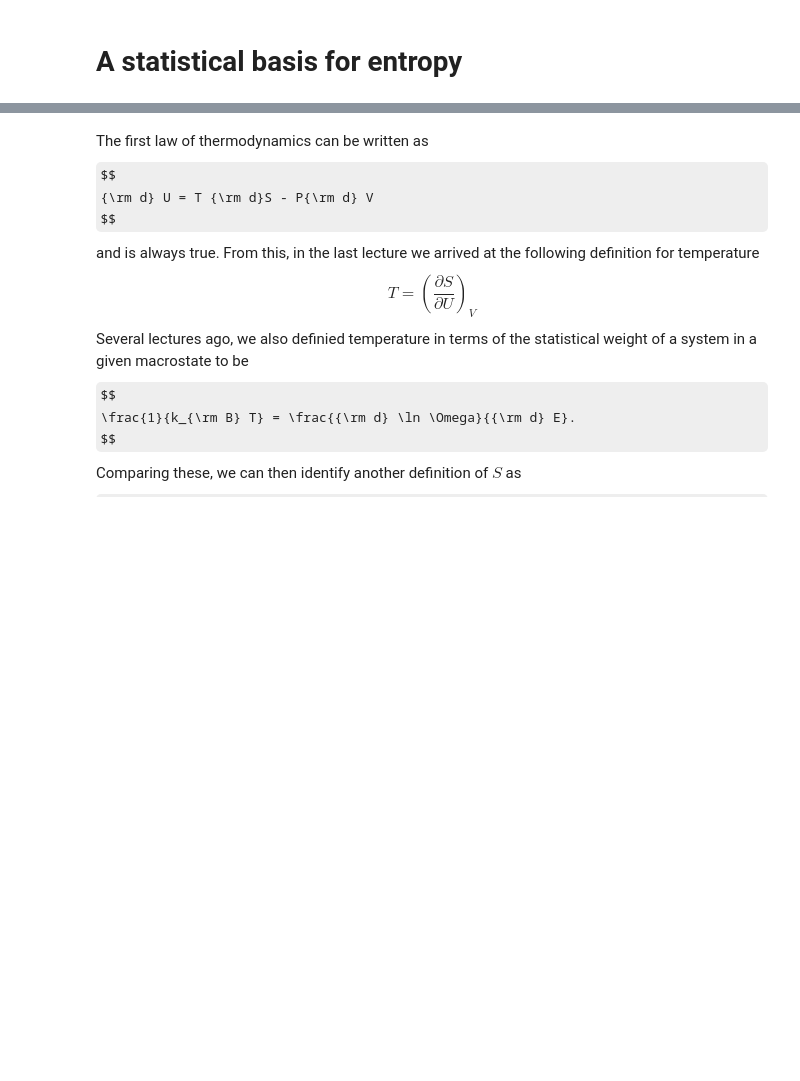
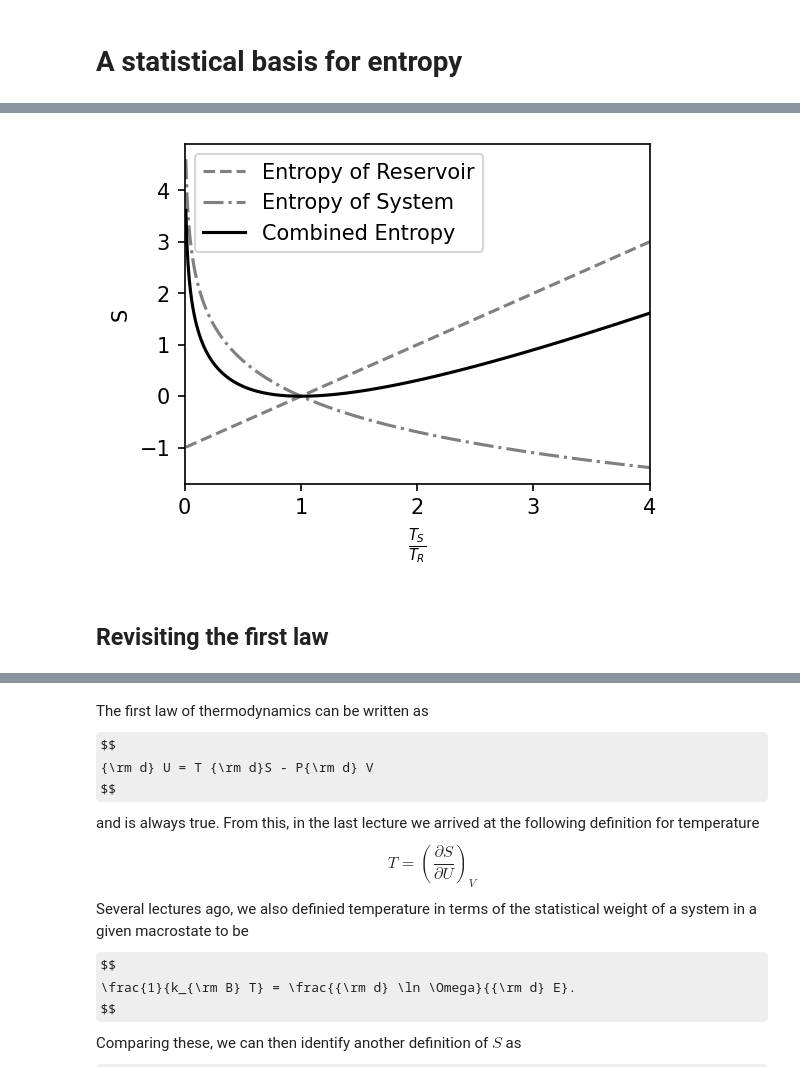
Before and after one commit to mkenne15/PY2104, a Jupyter notebook: Lecture_06/Lecture_06.ipynb, the cells around one changed output, grey strips where cells are left out. Saved outputs shown, nothing was run; the diff lists cells and outputs as text; code cells hidden in the pictures; some formulas as TeX source; blank space fills up the shorter version.

```diff
--- a/Lecture_06/Lecture_06.ipynb
+++ b/Lecture_06/Lecture_06.ipynb
@@ -2,0 +35,23 @@
+# %%
+import numpy as np
+import matplotlib.pyplot as plt
+
+C = 1 #Just setting the heat capacity to a positive number.
+T_S_over_T_R = np.arange(0.01,4.05,0.01)
+S_R = C*(T_S_over_T_R-1)
+S_S = C*np.log(1/T_S_over_T_R)
+
+plt.figure(figsize=[4,3],dpi=150)
+plt.plot(T_S_over_T_R,S_R,'--',color='grey',label='Entropy of Reservoir')
+plt.plot(T_S_over_T_R,S_S,'-.',color='grey',label='Entropy of System')
+plt.plot(T_S_over_T_R,S_S+S_R,'-',color='k',label='Combined Entropy')
+plt.ylabel("S")
+plt.xlabel(r"$\frac{T_S}{T_R}$")
+plt.legend()
+plt.xlim(0,4)
+plt.savefig("Figures/Entropy_Universe_plot.png")
+plt.show()
+# %% [output]
+[figure, added]
+# %% [markdown]
+## Revisiting the first law
```
Also changed, not shown: parts of 7 cells of this notebook, 21 other files.
